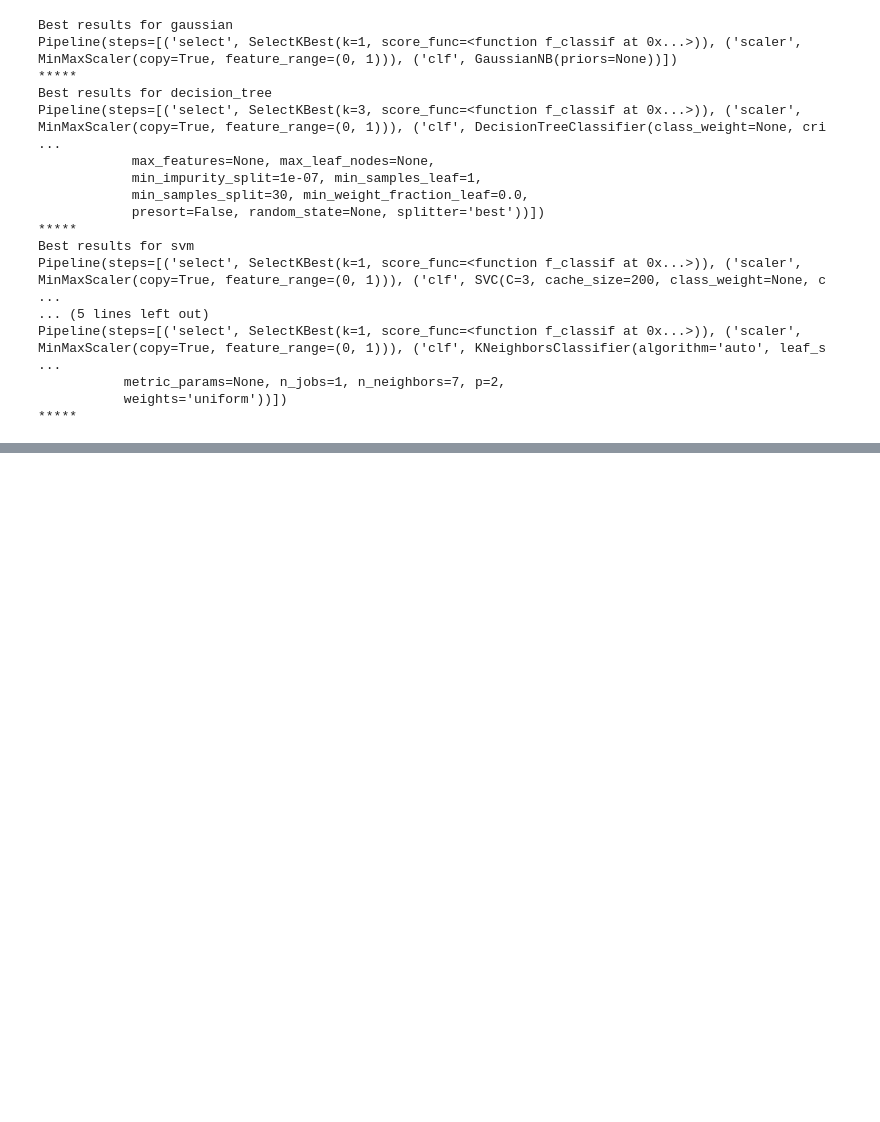
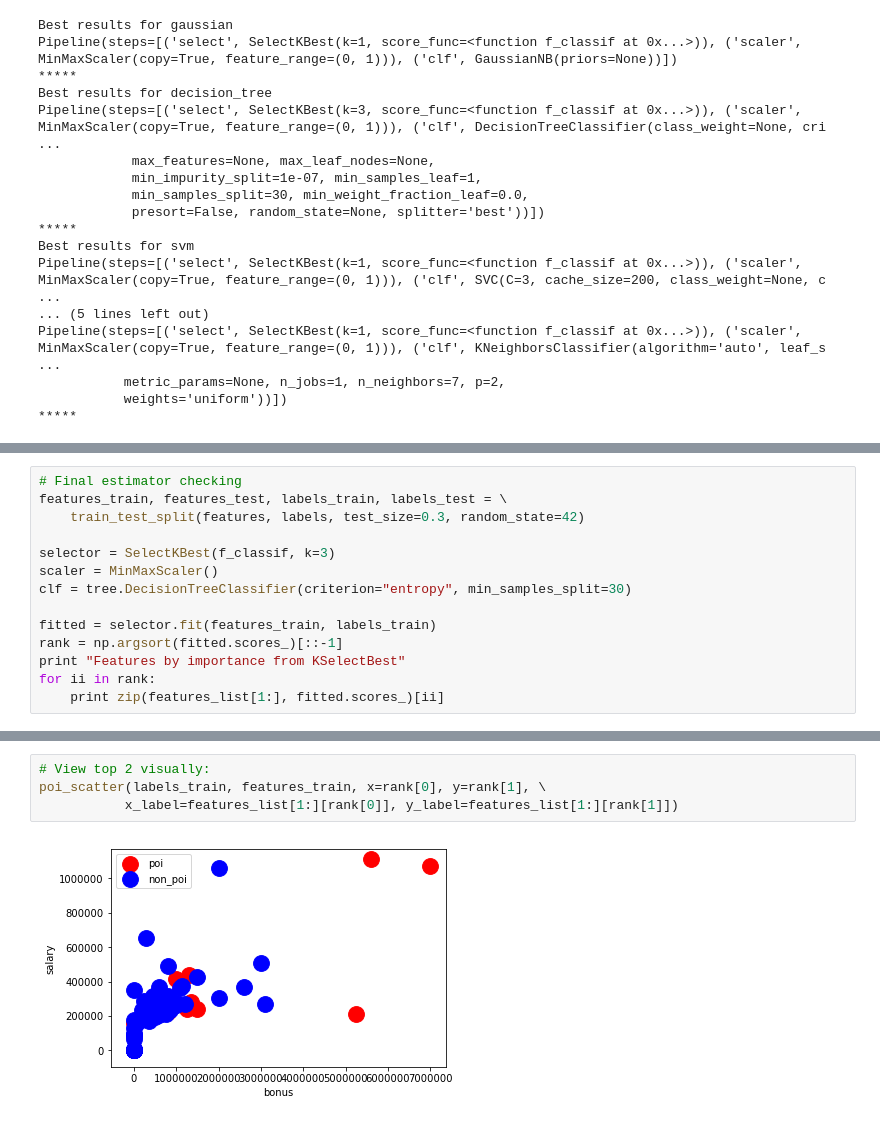
Before and after one commit to jeff-tj/machine-learning, a Jupyter notebook: final_project/project7.ipynb, the cells around one changed output, grey strips where cells are left out. Cells and saved outputs as stored; diff of their text form; blank space fills up the shorter version.

```diff
--- a/final_project/project7.ipynb
+++ b/final_project/project7.ipynb
@@ -258,0 +324,14 @@ clf_test(labels_test, pred)
+# %%
+# Final estimator checking
+features_train, features_test, labels_train, labels_test = \
+    train_test_split(features, labels, test_size=0.3, random_state=42)
+
+selector = SelectKBest(f_classif, k=3)
+scaler = MinMaxScaler()
+clf = tree.DecisionTreeClassifier(criterion="entropy", min_samples_split=30)
+
+fitted = selector.fit(features_train, labels_train)
+rank = np.argsort(fitted.scores_)[::-1]
+print "Features by importance from KSelectBest"
+for ii in rank:
+    print zip(features_list[1:], fitted.scores_)[ii]
@@ -258,0 +355,6 @@ clf_test(labels_test, pred)
+# %%
+# View top 2 visually:
+poi_scatter(labels_train, features_train, x=rank[0], y=rank[1], \
+           x_label=features_list[1:][rank[0]], y_label=features_list[1:][rank[1]])
+# %% [output]
+[figure, added]
```
Also changed, not shown: parts of 9 cells of this notebook, 1 other file.
